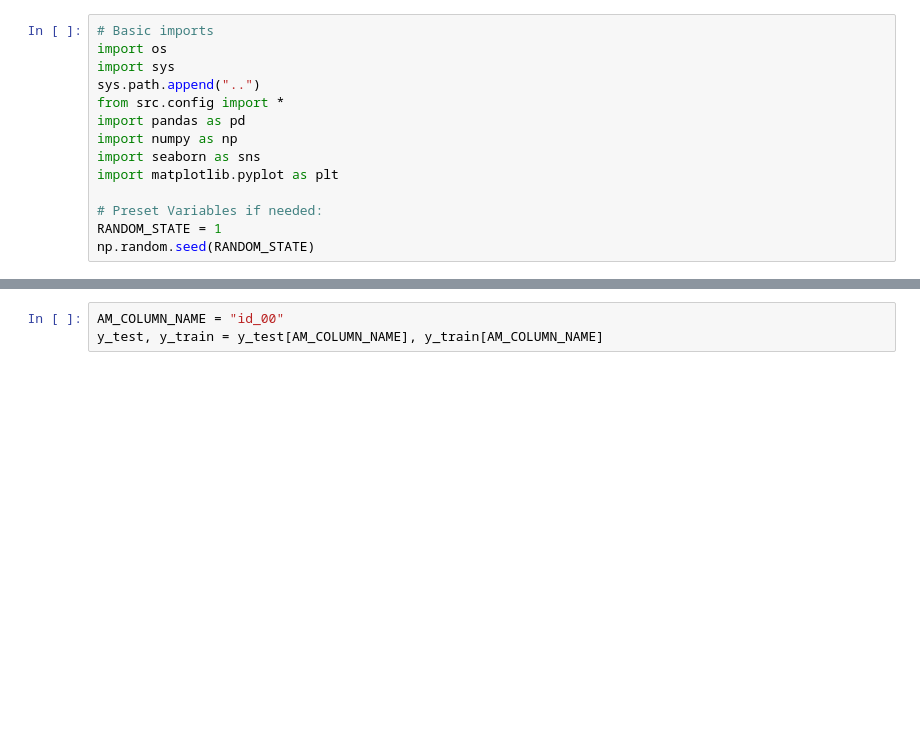
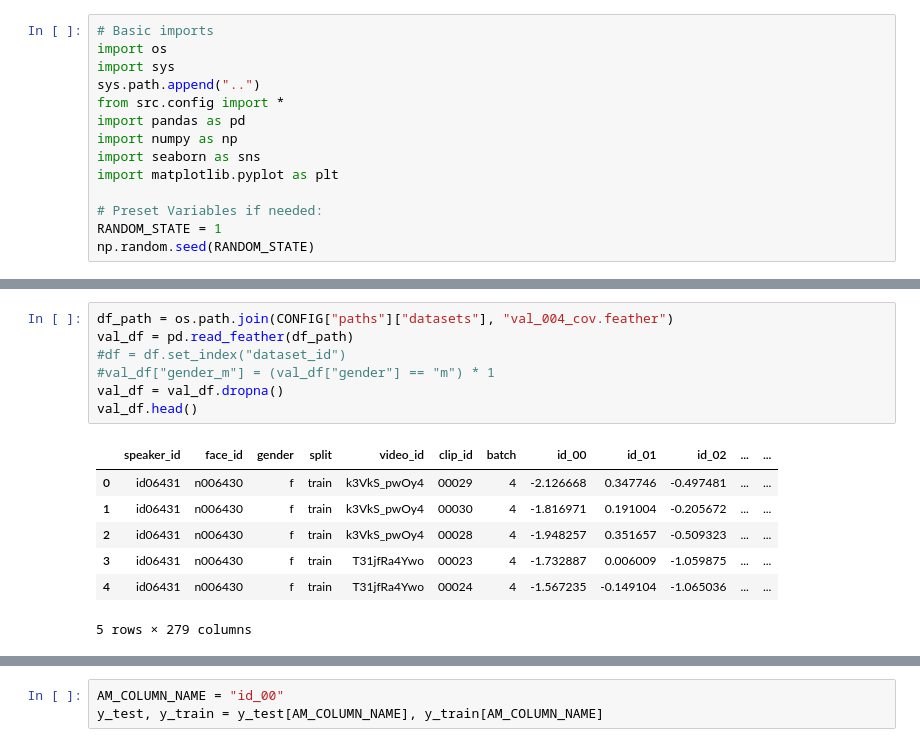
Before and after one commit to Nasenboi/face-reconstruction-from-speech, a Jupyter notebook: 99_notebooks/id_prediction_lin_ensemble_models.ipynb, the cells around one changed output, grey strips where cells are left out. Saved outputs shown, nothing was run; the diff lists cells and outputs as text; blank space fills up the shorter version.

```diff
--- a/99_notebooks/id_prediction_lin_ensemble_models.ipynb
+++ b/99_notebooks/id_prediction_lin_ensemble_models.ipynb
@@ -30,0 +30,15 @@ df.head()
+# %%
+df_path = os.path.join(CONFIG["paths"]["datasets"], "val_004_cov.feather")
+val_df = pd.read_feather(df_path)
+#df = df.set_index("dataset_id")
+#val_df["gender_m"] = (val_df["gender"] == "m") * 1
+val_df = val_df.dropna()
+val_df.head()
+# %% [output]
+|  | speaker_id | face_id | gender | split | video_id | clip_id | batch | id_00 | id_01 | id_02 | ... | ... |
+| 0 | id06431 | n006430 | f | train | k3VkS_pwOy4 | 00029 | 4 | -2.126668 | 0.347746 | -0.497481 | ... | ... |
+| 1 | id06431 | n006430 | f | train | k3VkS_pwOy4 | 00030 | 4 | -1.816971 | 0.191004 | -0.205672 | ... | ... |
+| 2 | id06431 | n006430 | f | train | k3VkS_pwOy4 | 00028 | 4 | -1.948257 | 0.351657 | -0.509323 | ... | ... |
+| 3 | id06431 | n006430 | f | train | T31jfRa4Ywo | 00023 | 4 | -1.732887 | 0.006009 | -1.059875 | ... | ... |
+| 4 | id06431 | n006430 | f | train | T31jfRa4Ywo | 00024 | 4 | -1.567235 | -0.149104 | -1.065036 | ... | ... |
+5 rows × 279 columns
```
Also changed, not shown: parts of 17 cells of this notebook, 19 other files.
